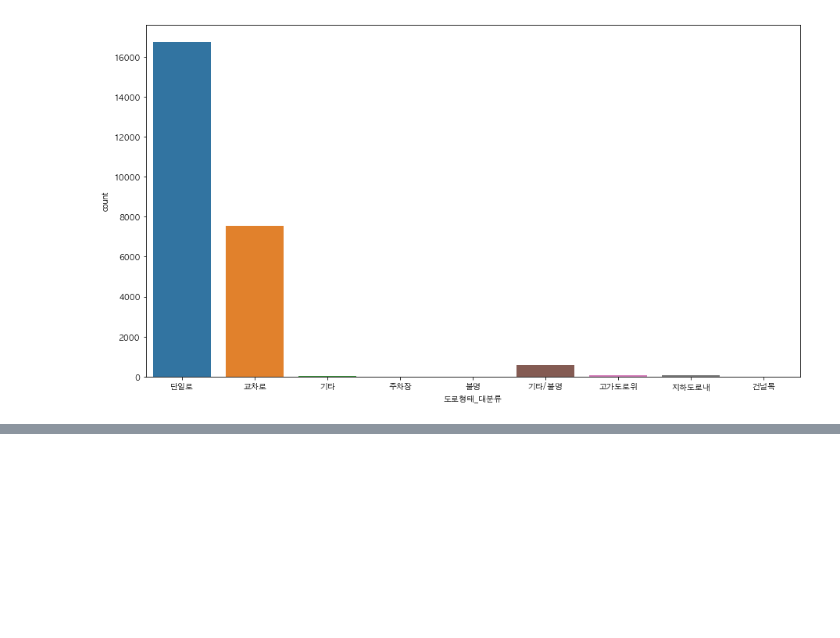
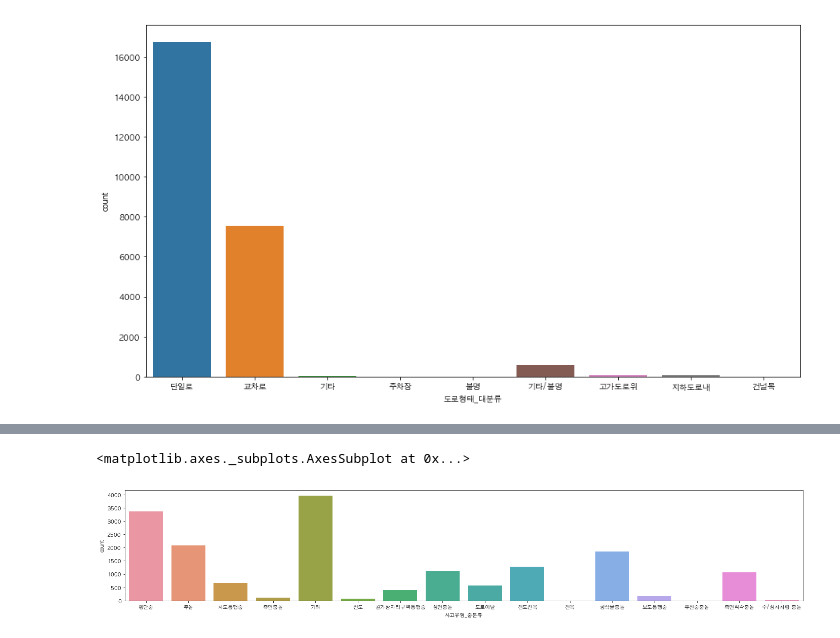
Before and after one commit to willthd/Data-Science, a Jupyter notebook: dataChallenge/dataChellenge.ipynb, the cells around one changed output, grey strips where cells are left out. Saved outputs shown, nothing was run; the diff lists cells and outputs as text; code cells hidden in the pictures; blank space fills up the shorter version.

```diff
--- a/dataChallenge/dataChellenge.ipynb
+++ b/dataChallenge/dataChellenge.ipynb
@@ -263,5 +117,0 @@ train.loc[train["경도"] > 130]
-# %%
-train["주간"] = train["주야"] == "주간"
-train["야간"] = train["주야"] == "야간"
-print(train.shape)
-train.head()
@@ -292,4 +117,0 @@ test.head()
-# %%
-train["day"] = train["요일"]
-print(train.shape)
-train.head()
@@ -317,10 +117,0 @@ test.head()
-# %%
-train["mon"] = train["day"] == "월"
-train["tue"] = train["day"] == "화"
-train["wed"] = train["day"] == "수"
-train["thu"] = train["day"] == "목"
-train["fri"] = train["day"] == "금"
-train["sat"] = train["day"] == "토"
-train["sun"] = train["day"] == "일"
-print(train.shape)
-train.head()
@@ -357,7 +117,0 @@ train.head()
-# %%
-train["차대사람"] = train["사고유형_대분류"] == "차대사람"
-train["차대차"] = train["사고유형_대분류"] == "차대차"
-train["차량단독"] = train["사고유형_대분류"] == "차량단독"
-train["건널목"] = train["사고유형_대분류"] == "건널목"
-print(train.shape)
-train.head()
@@ -460,0 +128,7 @@ f"scores = {score:.5f}"
+# %%
+fig, ax = plt.subplots()
+fig.set_size_inches(24, 4)
+sns.countplot(data=train_단일로, x="사고유형_중분류")
+# %% [output]
+<matplotlib.axes._subplots.AxesSubplot at 0x...>
+[figure, added]
```
Also changed, not shown: parts of 176 cells of this notebook.
